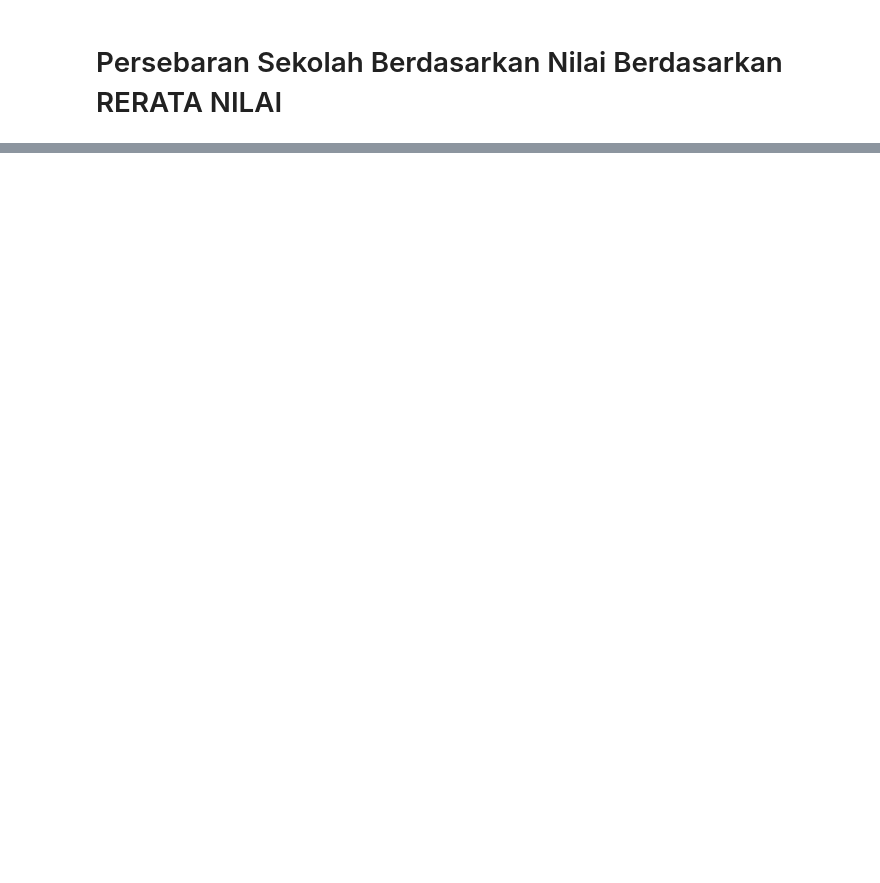
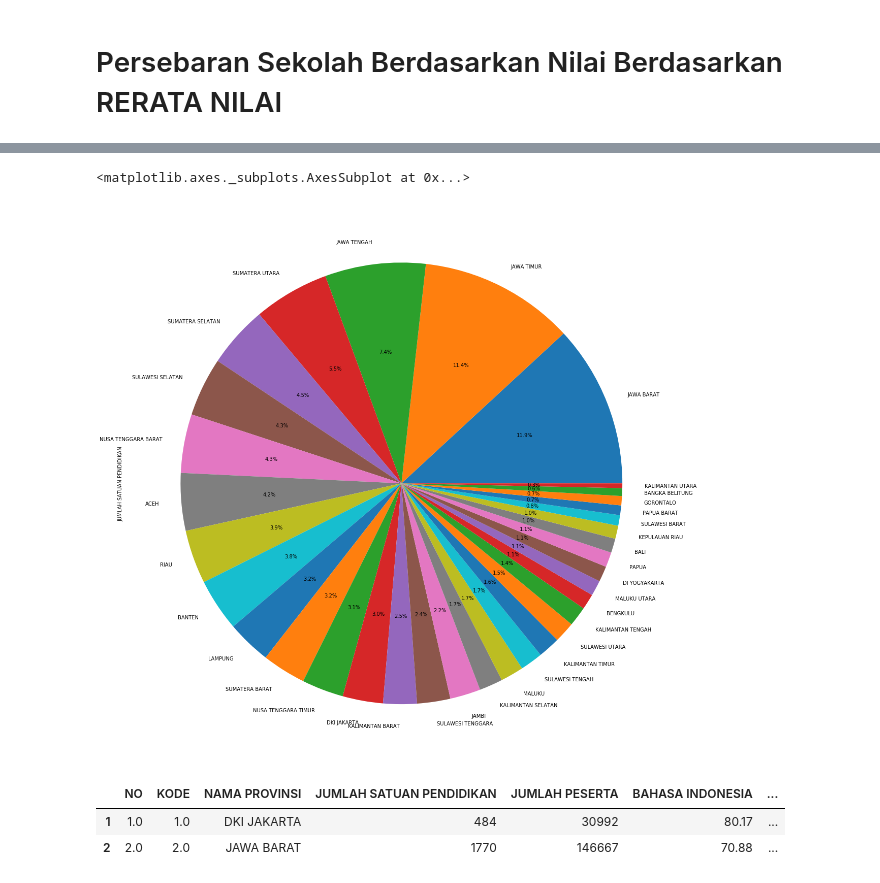
Before and after one commit to MohammadFebriyanto/datasummit, a Jupyter notebook: kode.ipynb, the cells around one changed output, grey strips where cells are left out. Saved outputs shown, nothing was run; the diff lists cells and outputs as text; code cells hidden in the pictures; blank space fills up the shorter version.

```diff
--- a/kode.ipynb
+++ b/kode.ipynb
@@ -42,0 +88,12 @@ ax = data.plot.bar(x='Kategori', y='Frekuensi', rot=0)
+# %%
+dfpro['JUMLAH SATUAN PENDIDIKAN'] = dfpro['JUMLAH SATUAN PENDIDIKAN'].astype(int)
+dfpro.groupby(['NAMA PROVINSI']).mean()['JUMLAH SATUAN PENDIDIKAN'].sort_values(ascending = False).head(34).plot(kind='pie', autopct='%1.1f%%', figsize=(20, 20))
+# %% [output]
+<matplotlib.axes._subplots.AxesSubplot at 0x...>
+[figure, added]
+# %%
+dfpro.head(2)
+# %% [output]
+|  | NO | KODE | NAMA PROVINSI | JUMLAH SATUAN PENDIDIKAN | JUMLAH PESERTA | BAHASA INDONESIA | ... |
+| 1 | 1.0 | 1.0 | DKI JAKARTA | 484 | 30992 | 80.17 | ... |
+| 2 | 2.0 | 2.0 | JAWA BARAT | 1770 | 146667 | 70.88 | ... |
```
Also changed, not shown: parts of 18 cells of this notebook.
